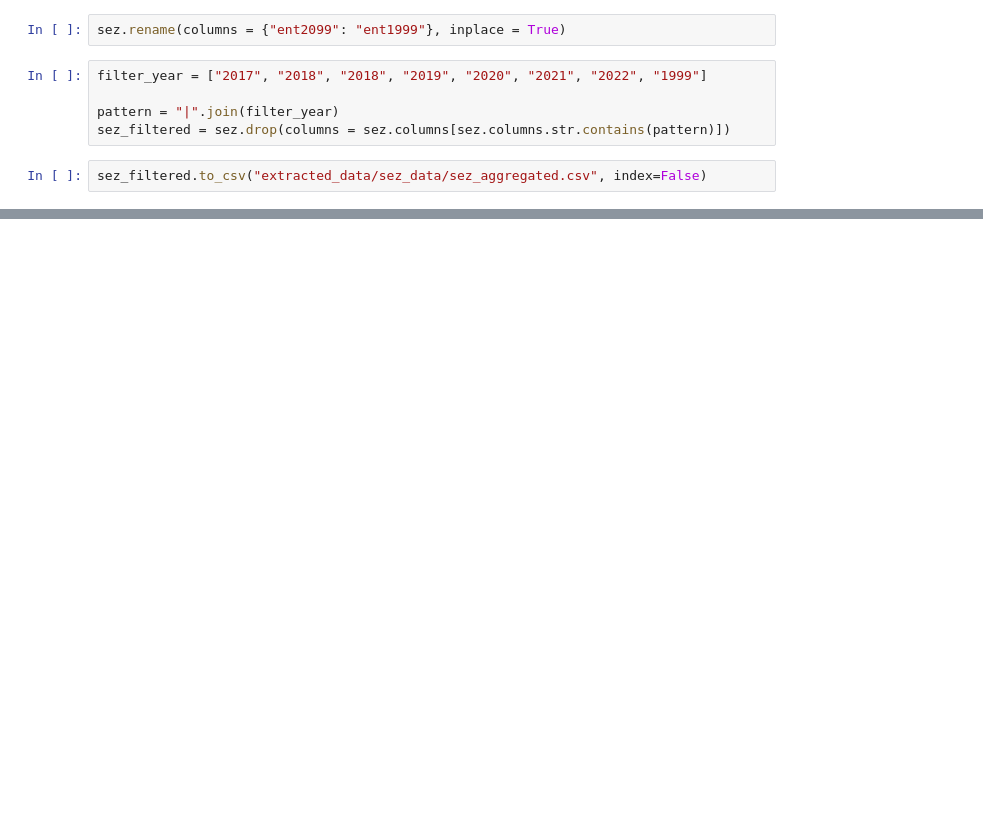
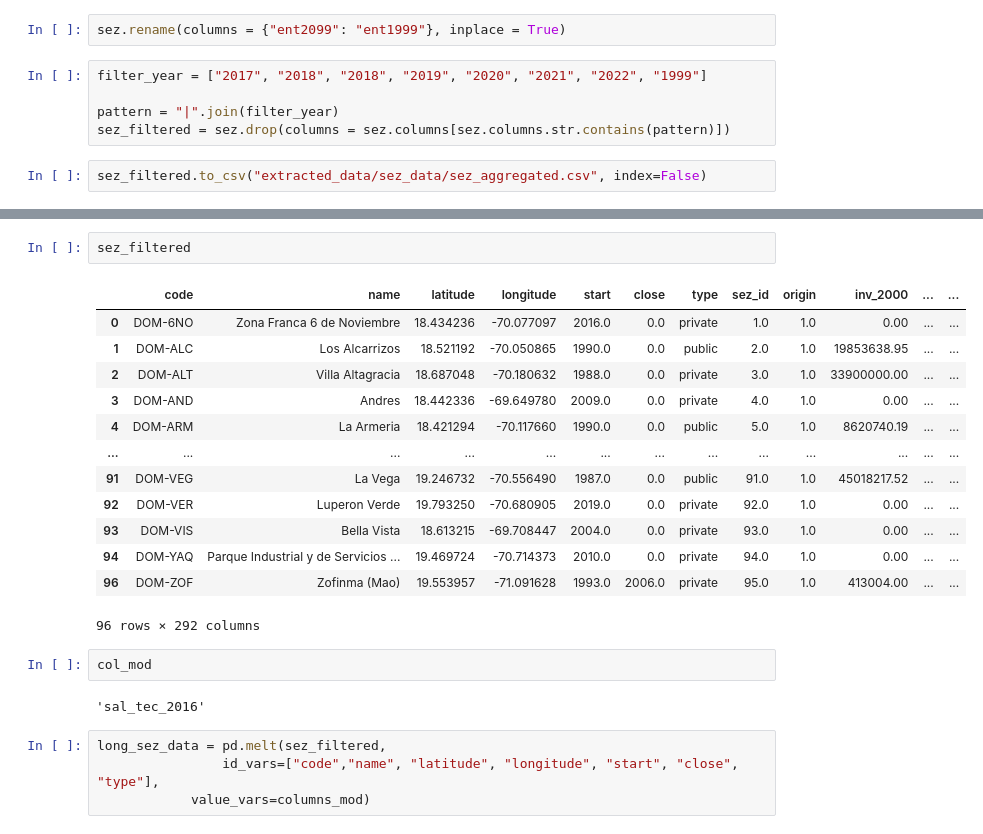
Before and after one commit to HendrixPeralta/research_data, a Jupyter notebook: 00_sez_aggregation.ipynb, the cells around one changed output, grey strips where cells are left out. Saved outputs shown, nothing was run; the diff lists cells and outputs as text; blank space fills up the shorter version.

Commit message:
Tranformed the dataset from wide to long format

```diff
--- a/00_sez_aggregation.ipynb
+++ b/00_sez_aggregation.ipynb
@@ -86,0 +155,24 @@ sez_filtered.to_csv("extracted_data/sez_data/sez_aggregated.csv", index=False)
+# %%
+sez_filtered
+# %% [output]
+|  | code | name | latitude | longitude | start | close | type | sez_id | origin | inv_2000 | ... | ... |
+| 0 | DOM-6NO | Zona Franca 6 de Noviembre | 18.434236 | -70.077097 | 2016.0 | 0.0 | private | 1.0 | 1.0 | 0.00 | ... | ... |
+| 1 | DOM-ALC | Los Alcarrizos | 18.521192 | -70.050865 | 1990.0 | 0.0 | public | 2.0 | 1.0 | 19853638.95 | ... | ... |
+| 2 | DOM-ALT | Villa Altagracia | 18.687048 | -70.180632 | 1988.0 | 0.0 | private | 3.0 | 1.0 | 33900000.00 | ... | ... |
+| 3 | DOM-AND | Andres | 18.442336 | -69.649780 | 2009.0 | 0.0 | private | 4.0 | 1.0 | 0.00 | ... | ... |
+| 4 | DOM-ARM | La Armeria | 18.421294 | -70.117660 | 1990.0 | 0.0 | public | 5.0 | 1.0 | 8620740.19 | ... | ... |
+| ... | ... | ... | ... | ... | ... | ... | ... | ... | ... | ... | ... | ... |
+| 91 | DOM-VEG | La Vega | 19.246732 | -70.556490 | 1987.0 | 0.0 | public | 91.0 | 1.0 | 45018217.52 | ... | ... |
+| 92 | DOM-VER | Luperon Verde | 19.793250 | -70.680905 | 2019.0 | 0.0 | private | 92.0 | 1.0 | 0.00 | ... | ... |
+| 93 | DOM-VIS | Bella Vista | 18.613215 | -69.708447 | 2004.0 | 0.0 | private | 93.0 | 1.0 | 0.00 | ... | ... |
+| 94 | DOM-YAQ | Parque Industrial y de Servicios ... | 19.469724 | -70.714373 | 2010.0 | 0.0 | private | 94.0 | 1.0 | 0.00 | ... | ... |
+| 96 | DOM-ZOF | Zofinma (Mao) | 19.553957 | -71.091628 | 1993.0 | 2006.0 | private | 95.0 | 1.0 | 413004.00 | ... | ... |
+96 rows × 292 columns
+# %%
+col_mod
+# %% [output]
+'sal_tec_2016'
+# %%
+long_sez_data = pd.melt(sez_filtered,
+                id_vars=["code","name", "latitude", "longitude", "start", "close", "type"],
+            value_vars=columns_mod)
```
Also changed, not shown: parts of 19 cells of this notebook, 1 other file.
